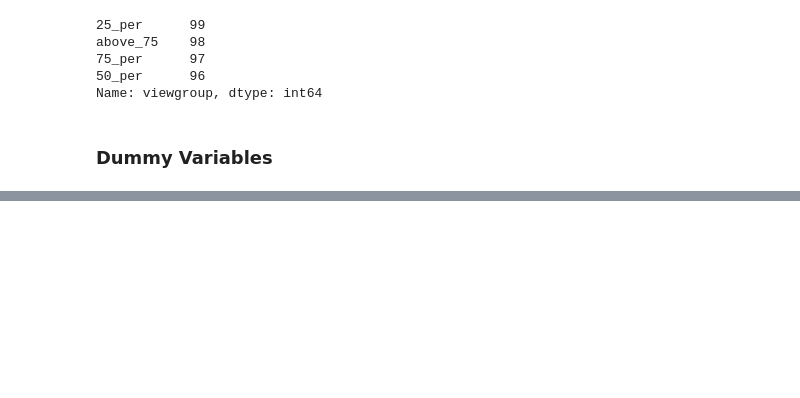
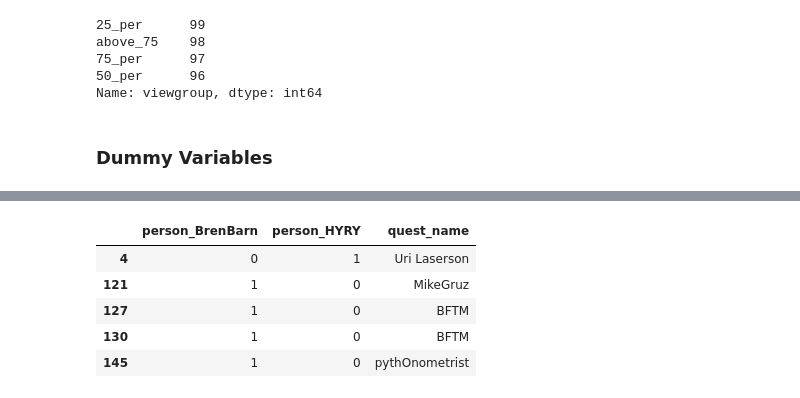
Before and after one commit to onlyphantom/WebAnalytics, a Jupyter notebook: lecture3.ipynb, the cells around one changed output, grey strips where cells are left out. Cells and saved outputs as stored; diff of their text form; code cells hidden in the pictures; blank space fills up the shorter version.

```diff
--- a/lecture3.ipynb
+++ b/lecture3.ipynb
@@ -548,0 +559,10 @@ Name: viewgroup, dtype: int64
+# %%
+# we can also prefix the column names
+pd.get_dummies(hybren['ans_name'], prefix='person').join(hybren.quest_name).head()
+# %% [output]
+|  | person_BrenBarn | person_HYRY | quest_name |
+| 4 | 0 | 1 | Uri Laserson |
+| 121 | 1 | 0 | MikeGruz |
+| 127 | 1 | 0 | BFTM |
+| 130 | 1 | 0 | BFTM |
+| 145 | 1 | 0 | pythOnometrist |
```
Also changed, not shown: parts of 8 cells of this notebook.
